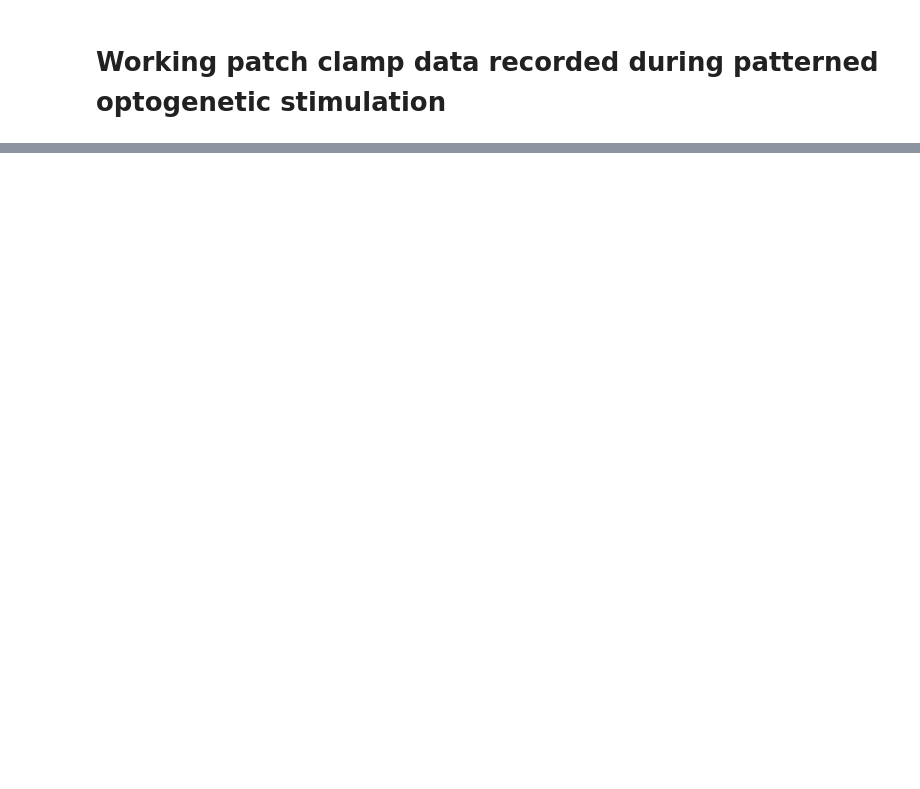
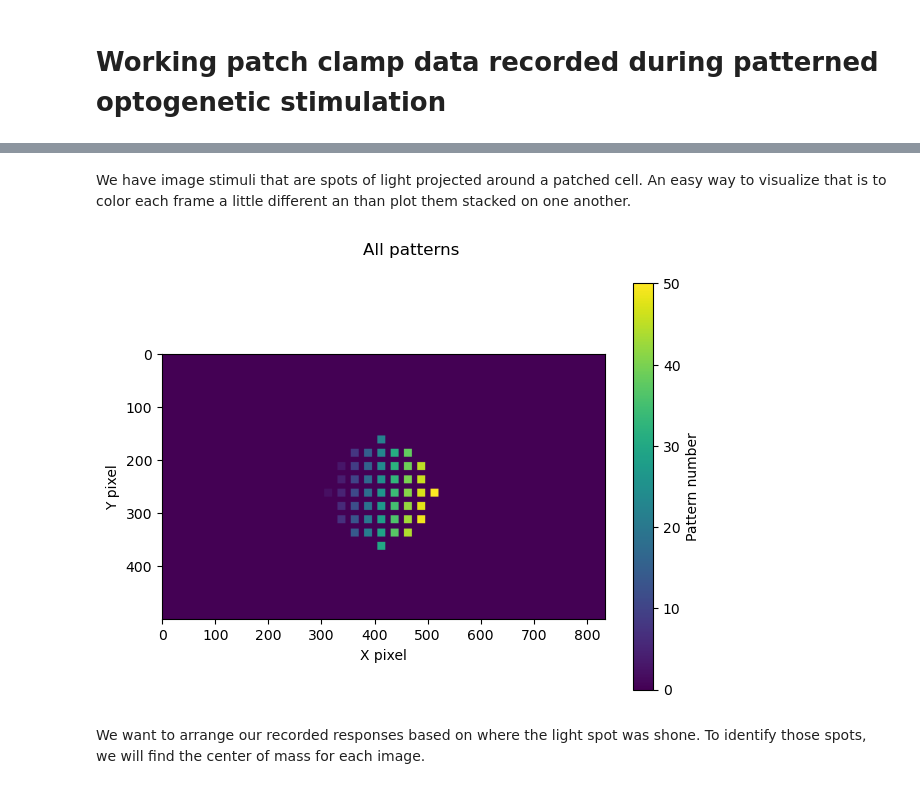
Before and after one commit to dbheadley/mimo_pack, a Jupyter notebook: tutorials/AnalyzePatternedOptoStimInVitro.ipynb, the cells around one changed output, grey strips where cells are left out. Drawn from its saved outputs; the diff is of its cells as text; code cells hidden in the pictures; blank space fills up the shorter version.

```diff
--- a/tutorials/AnalyzePatternedOptoStimInVitro.ipynb
+++ b/tutorials/AnalyzePatternedOptoStimInVitro.ipynb
@@ -125,0 +35,4 @@ def load_images_xr(directory_path: str, image_extensions: List[str] = None) -> x
+# %%
+imgs_path = os.path.join('..','test_data','invitro','single_squares')
+patterns = load_images_xr(imgs_path, insert_blank=True)
+print(patterns)
@@ -125,0 +57,21 @@ def load_images_xr(directory_path: str, image_extensions: List[str] = None) -> x
+# %% [markdown]
+We have image stimuli that are spots of light projected around a patched cell. An easy way to visualize that is to color each frame a little different an than plot them stacked on one another.
+# %%
+# gives each pattern a unique number
+patterns_uniq = (patterns>0) * (np.arange(len(patterns))[:, None, None]+1)
+
+# collapse all patterns for plotting
+patterns_sum = patterns_uniq.sum(dim='image').to_numpy()
+
+fig = plt.figure()
+plt.imshow(patterns_sum, aspect='equal')
+fig.suptitle('All patterns')
+cbar = plt.colorbar()
+cbar.set_label('Pattern number')
+plt.xlabel('X pixel')
+plt.ylabel('Y pixel')
+fig.tight_layout()
+# %% [output]
+[figure, added]
+# %% [markdown]
+We want to arrange our recorded responses based on where the light spot was shone. To identify those spots, we will find the center of mass for each image.
```
Also changed, not shown: parts of 15 cells of this notebook, 8 other files.
